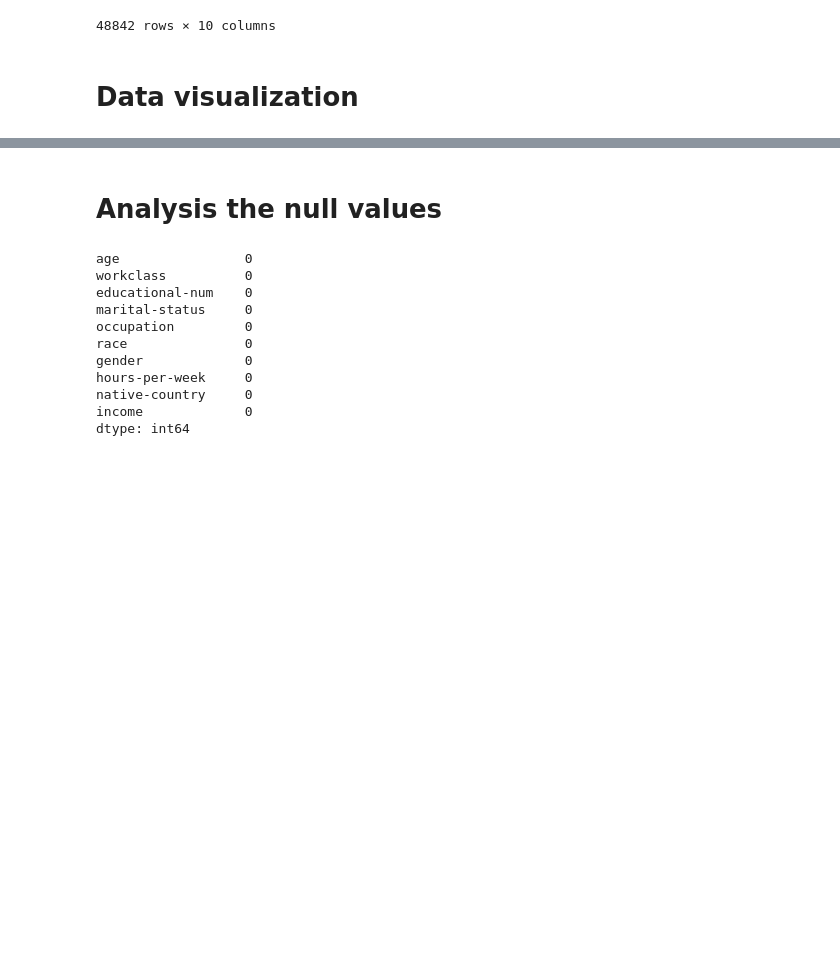
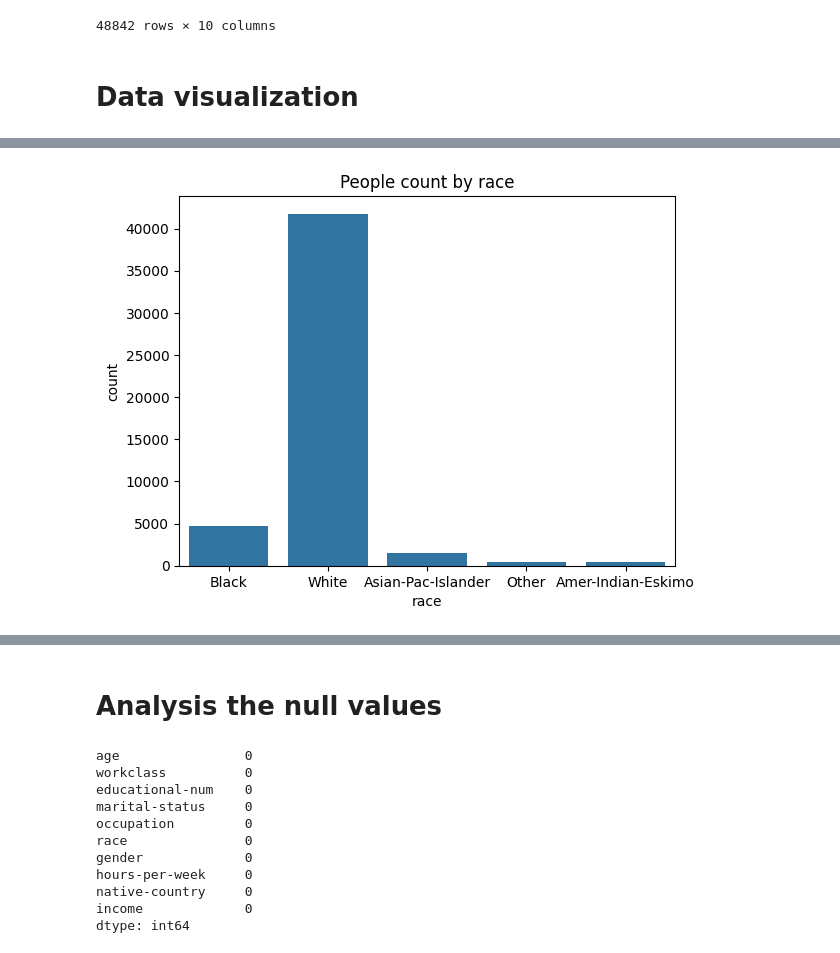
Before and after one commit to paez49/Adult-income, a Jupyter notebook: main.ipynb, the cells around one changed output, grey strips where cells are left out. Saved outputs shown, nothing was run; the diff lists cells and outputs as text; code cells hidden in the pictures; blank space fills up the shorter version.

```diff
--- a/main.ipynb
+++ b/main.ipynb
@@ -288,0 +133,6 @@ df
+# %%
+sns.countplot(x="race", data=df)
+plt.title("People count by race")
+plt.show()
+# %% [output]
+[figure, added]
```
Also changed, not shown: parts of 53 cells of this notebook.
